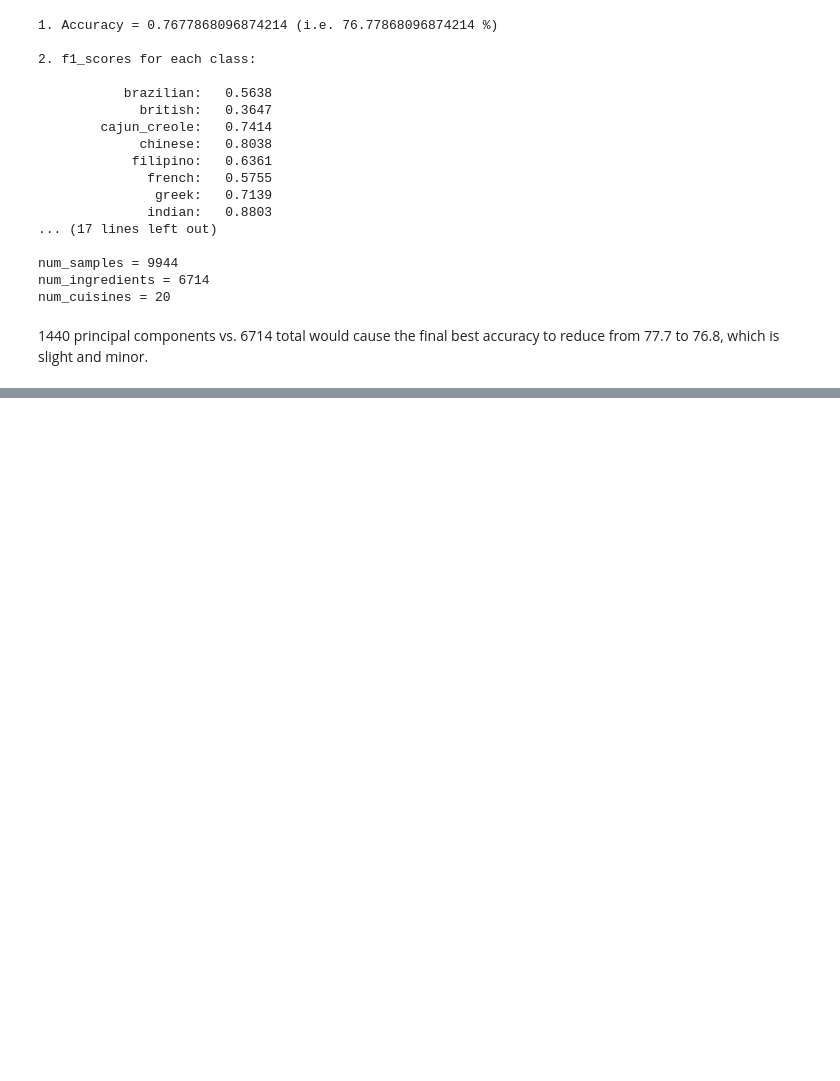
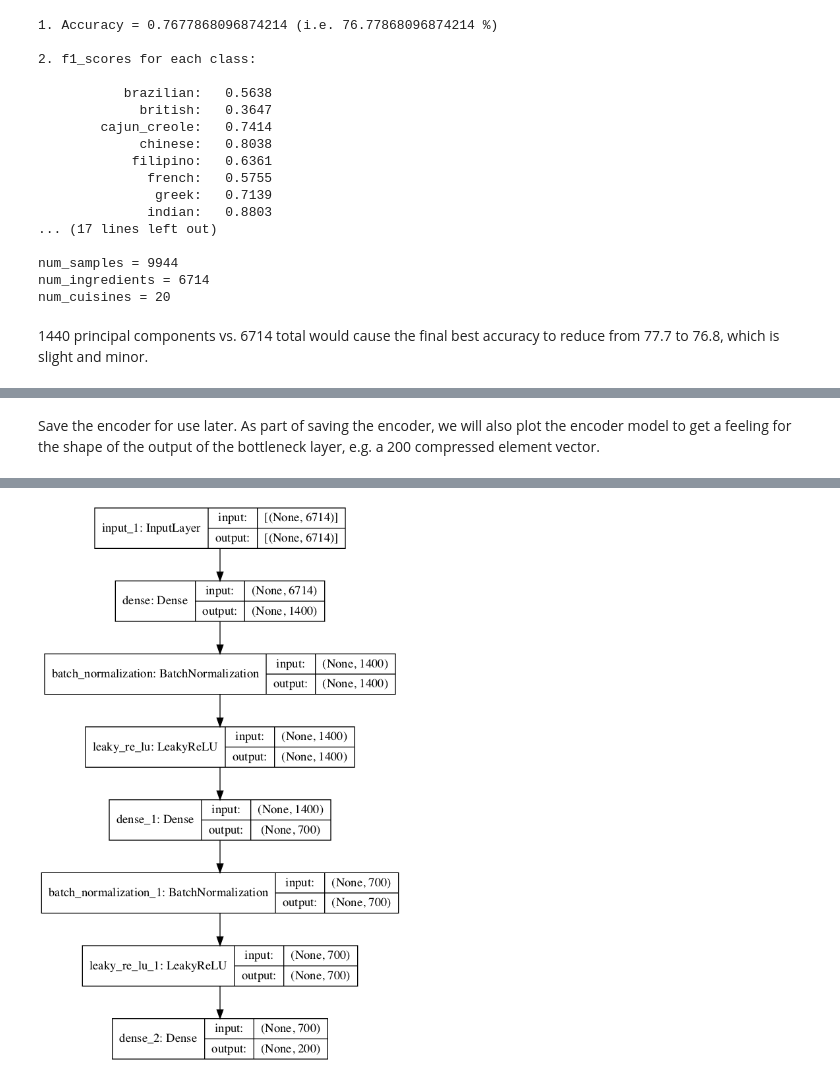
Before and after one commit to xxl4tomxu98/autoencoder-feature-extraction, a Jupyter notebook: whats-cooking/tf_pca_ae_ohe.ipynb, the cells around one changed output, grey strips where cells are left out. Cells and saved outputs as stored; diff of their text form; code cells hidden in the pictures; blank space fills up the shorter version.

```diff
--- a/whats-cooking/tf_pca_ae_ohe.ipynb
+++ b/whats-cooking/tf_pca_ae_ohe.ipynb
@@ -533,0 +628,9 @@ num_cuisines = 20
+# %% [markdown]
+Save the encoder for use later. As part of saving the encoder, we will also plot the encoder model to get a feeling for the shape of the output of the bottleneck layer, e.g. a 200 compressed element vector.
+# %%
+# define an encoder model (without the decoder)
+encoder = Model(inputs=visible, outputs=bottleneck)
+# save the encoder to file
+encoder.save('encoder.h5')
+plot_model(encoder, 'encoder_compress.png', show_shapes=True)
+# %% [output]
@@ -533,0 +638 @@ num_cuisines = 20
+[figure, added]
```
Also changed, not shown: parts of 9 cells of this notebook, 3 other files.
